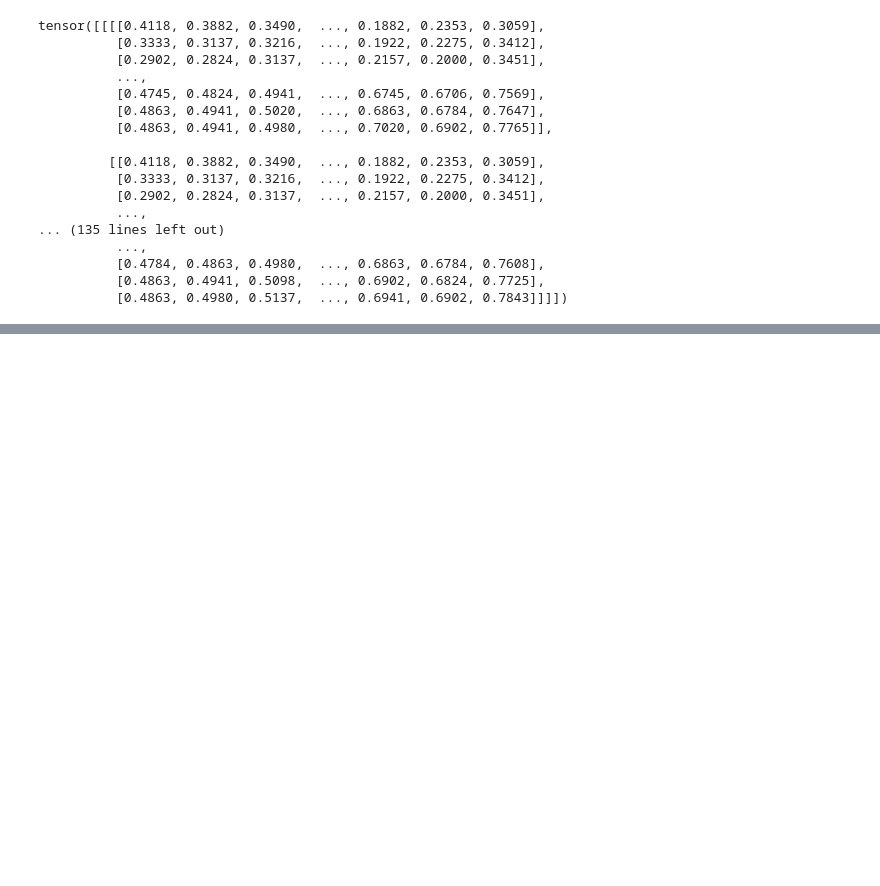
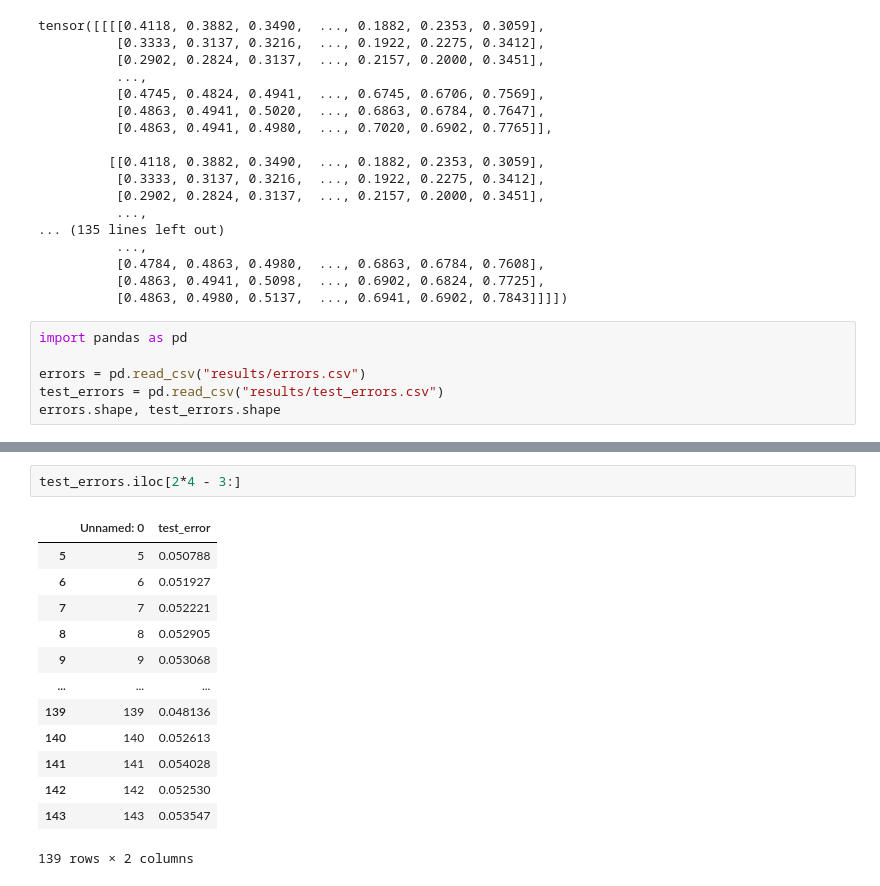
Before and after one commit to ponakilan/vid-anomaly, a Jupyter notebook: test.ipynb, the cells around one changed output, grey strips where cells are left out. Drawn from its saved outputs; the diff is of its cells as text; blank space fills up the shorter version.

```diff
--- a/test.ipynb
+++ b/test.ipynb
@@ -127,3 +127,9 @@ tensor([[[[0.4118, 0.3882, 0.3490,  ..., 0.1882, 0.2353, 0.3059],
           [0.4784, 0.4863, 0.4980,  ..., 0.6863, 0.6784, 0.7608],
           [0.4863, 0.4941, 0.5098,  ..., 0.6902, 0.6824, 0.7725],
           [0.4863, 0.4980, 0.5137,  ..., 0.6941, 0.6902, 0.7843]]]])
+# %%
+import pandas as pd
+
+errors = pd.read_csv("results/errors.csv")
+test_errors = pd.read_csv("results/test_errors.csv")
+errors.shape, test_errors.shape
@@ -129,0 +171,16 @@ tensor([[[[0.4118, 0.3882, 0.3490,  ..., 0.1882, 0.2353, 0.3059],
+# %%
+test_errors.iloc[2*4 - 3:]
+# %% [output]
+|  | Unnamed: 0 | test_error |
+| 5 | 5 | 0.050788 |
+| 6 | 6 | 0.051927 |
+| 7 | 7 | 0.052221 |
+| 8 | 8 | 0.052905 |
+| 9 | 9 | 0.053068 |
+| ... | ... | ... |
+| 139 | 139 | 0.048136 |
+| 140 | 140 | 0.052613 |
+| 141 | 141 | 0.054028 |
+| 142 | 142 | 0.052530 |
+| 143 | 143 | 0.053547 |
+139 rows × 2 columns
```
Also changed, not shown: parts of 3 cells of this notebook, 3 other files.
